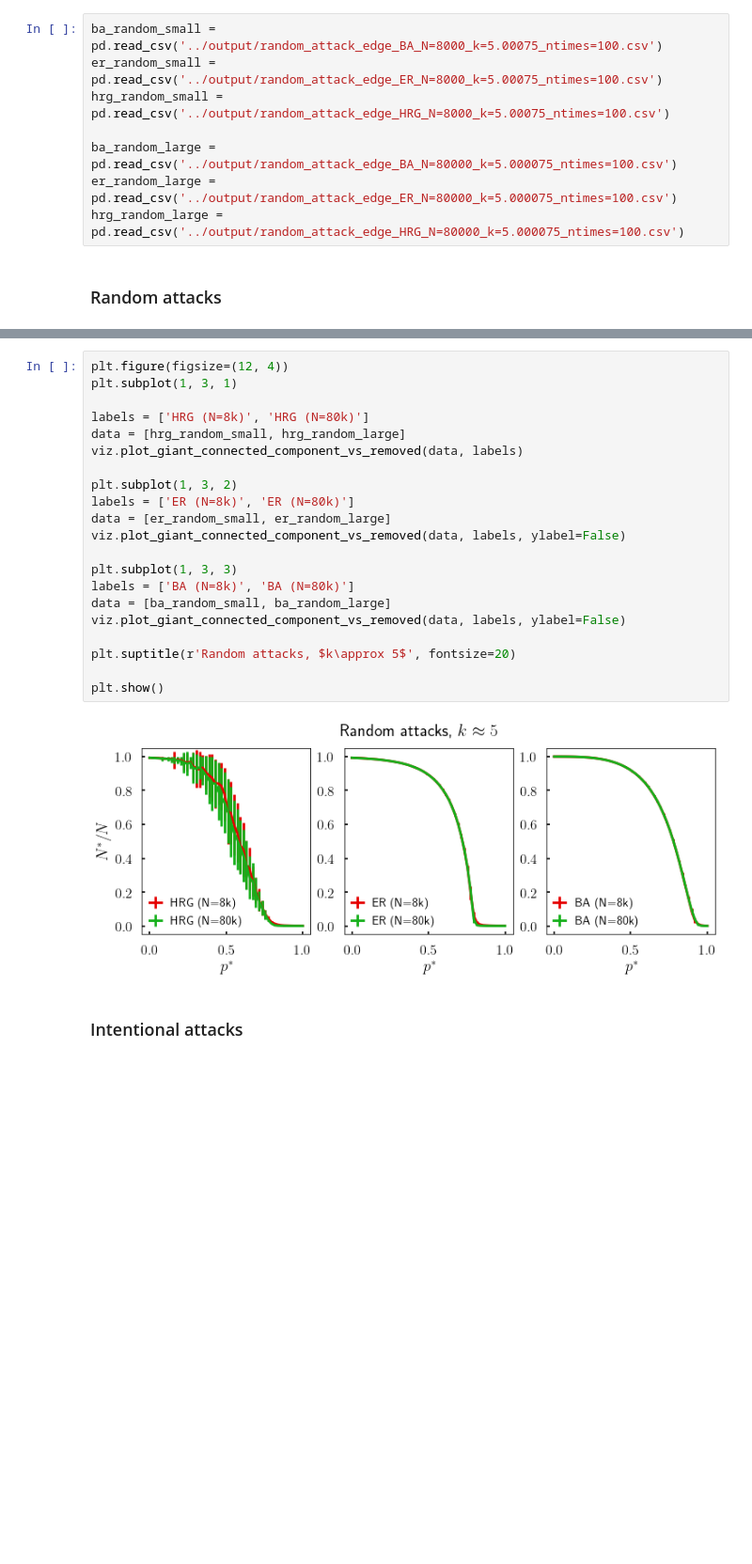
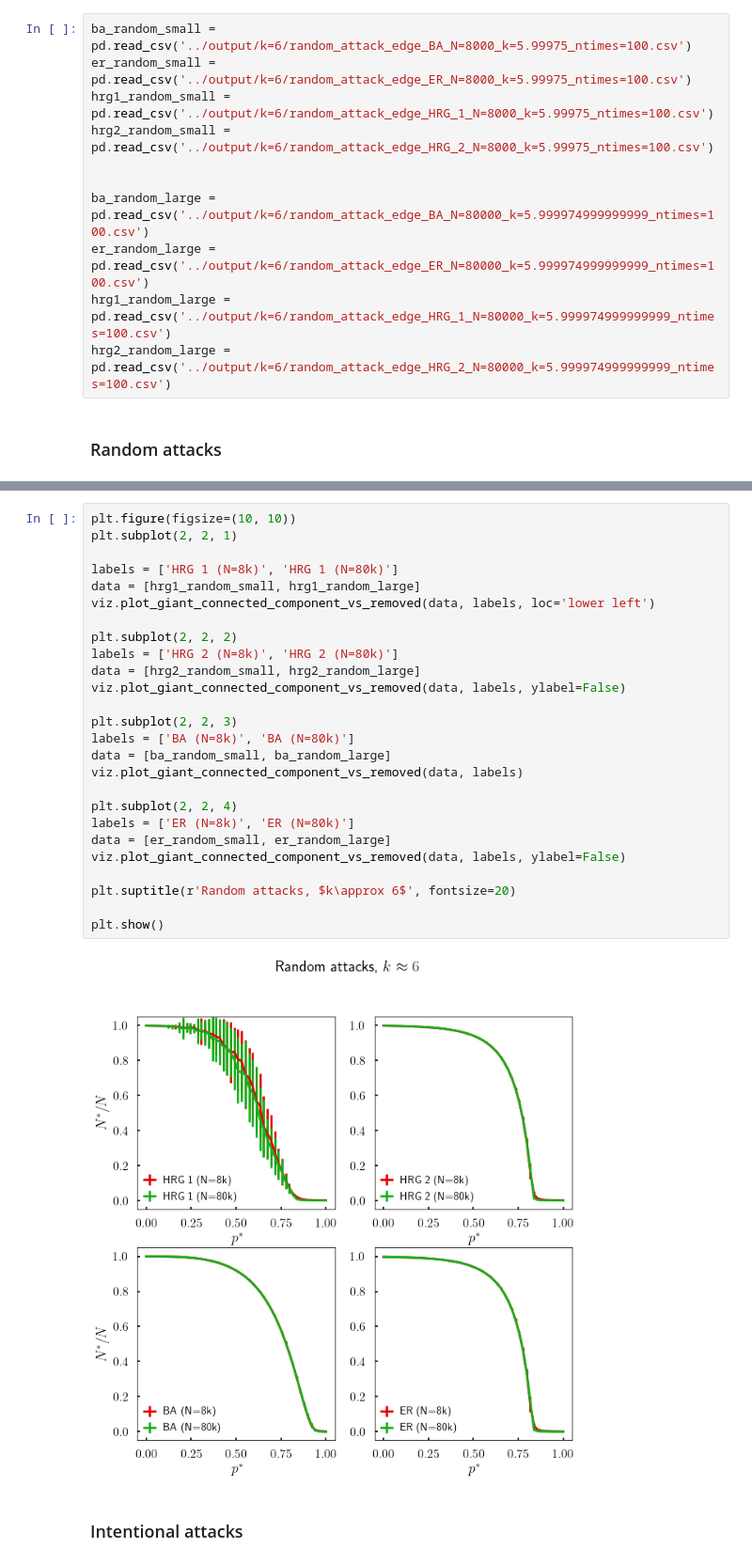
Before and after one commit to robertjankowski/attacks-on-hierarchical-networks, a Jupyter notebook: notebooks/attacks_on_hrg_results.ipynb, the cells around one changed output, grey strips where cells are left out. Shown at 94% size. Drawn from its saved outputs; the diff is of its cells as text; blank space fills up the shorter version.

```diff
--- a/notebooks/attacks_on_hrg_results.ipynb
+++ b/notebooks/attacks_on_hrg_results.ipynb
@@ -23,11 +20,14 @@ The autoreload extension is already loaded. To reload it, use:
 # %%
-ba_random_small = pd.read_csv('../output/random_attack_edge_BA_N=8000_k=5.00075_ntimes=100.csv')
-er_random_small = pd.read_csv('../output/random_attack_edge_ER_N=8000_k=5.00075_ntimes=100.csv')
-hrg_random_small = pd.read_csv('../output/random_attack_edge_HRG_N=8000_k=5.00075_ntimes=100.csv')
+ba_random_small = pd.read_csv('../output/k=6/random_attack_edge_BA_N=8000_k=5.99975_ntimes=100.csv')
+er_random_small = pd.read_csv('../output/k=6/random_attack_edge_ER_N=8000_k=5.99975_ntimes=100.csv')
+hrg1_random_small = pd.read_csv('../output/k=6/random_attack_edge_HRG_1_N=8000_k=5.99975_ntimes=100.csv')
+hrg2_random_small = pd.read_csv('../output/k=6/random_attack_edge_HRG_2_N=8000_k=5.99975_ntimes=100.csv')
 
-ba_random_large = pd.read_csv('../output/random_attack_edge_BA_N=80000_k=5.000075_ntimes=100.csv')
-er_random_large = pd.read_csv('../output/random_attack_edge_ER_N=80000_k=5.000075_ntimes=100.csv')
-hrg_random_large = pd.read_csv('../output/random_attack_edge_HRG_N=80000_k=5.000075_ntimes=100.csv')
+
+ba_random_large = pd.read_csv('../output/k=6/random_attack_edge_BA_N=80000_k=5.999974999999999_ntimes=100.csv')
+er_random_large = pd.read_csv('../output/k=6/random_attack_edge_ER_N=80000_k=5.999974999999999_ntimes=100.csv')
+hrg1_random_large = pd.read_csv('../output/k=6/random_attack_edge_HRG_1_N=80000_k=5.999974999999999_ntimes=100.csv')
+hrg2_random_large = pd.read_csv('../output/k=6/random_attack_edge_HRG_2_N=80000_k=5.999974999999999_ntimes=100.csv')
 # %% [markdown]
 ### Random attacks
 # %%
@@ -51,26 +55,31 @@ plt.show()
 # %%
-plt.figure(figsize=(12, 4))
-plt.subplot(1, 3, 1)
+plt.figure(figsize=(10, 10))
+plt.subplot(2, 2, 1)
 
-labels = ['HRG (N=8k)', 'HRG (N=80k)']
-data = [hrg_random_small, hrg_random_large]
+labels = ['HRG 1 (N=8k)', 'HRG 1 (N=80k)']
+data = [hrg1_random_small, hrg1_random_large]
+viz.plot_giant_connected_component_vs_removed(data, labels, loc='lower left')
+
+plt.subplot(2, 2, 2)
+labels = ['HRG 2 (N=8k)', 'HRG 2 (N=80k)']
+data = [hrg2_random_small, hrg2_random_large]
+viz.plot_giant_connected_component_vs_removed(data, labels, ylabel=False)
+
+plt.subplot(2, 2, 3)
+labels = ['BA (N=8k)', 'BA (N=80k)']
+data = [ba_random_small, ba_random_large]
 viz.plot_giant_connected_component_vs_removed(data, labels)
 
-plt.subplot(1, 3, 2)
+plt.subplot(2, 2, 4)
 labels = ['ER (N=8k)', 'ER (N=80k)']
 data = [er_random_small, er_random_large]
 viz.plot_giant_connected_component_vs_removed(data, labels, ylabel=False)
 
-plt.subplot(1, 3, 3)
-labels = ['BA (N=8k)', 'BA (N=80k)']
-data = [ba_random_small, ba_random_large]
-viz.plot_giant_connected_component_vs_removed(data, labels, ylabel=False)
-
-plt.suptitle(r'Random attacks, $k\approx 5$', fontsize=20)
+plt.suptitle(r'Random attacks, $k\approx 6$', fontsize=20)
 
 plt.show()
 # %% [output]
-[figure, old version]
+[figure, new version]
 # %% [markdown]
 ### Intentional attacks
 # %%
```
Also changed, not shown: parts of 6 cells of this notebook, 29 other files.
